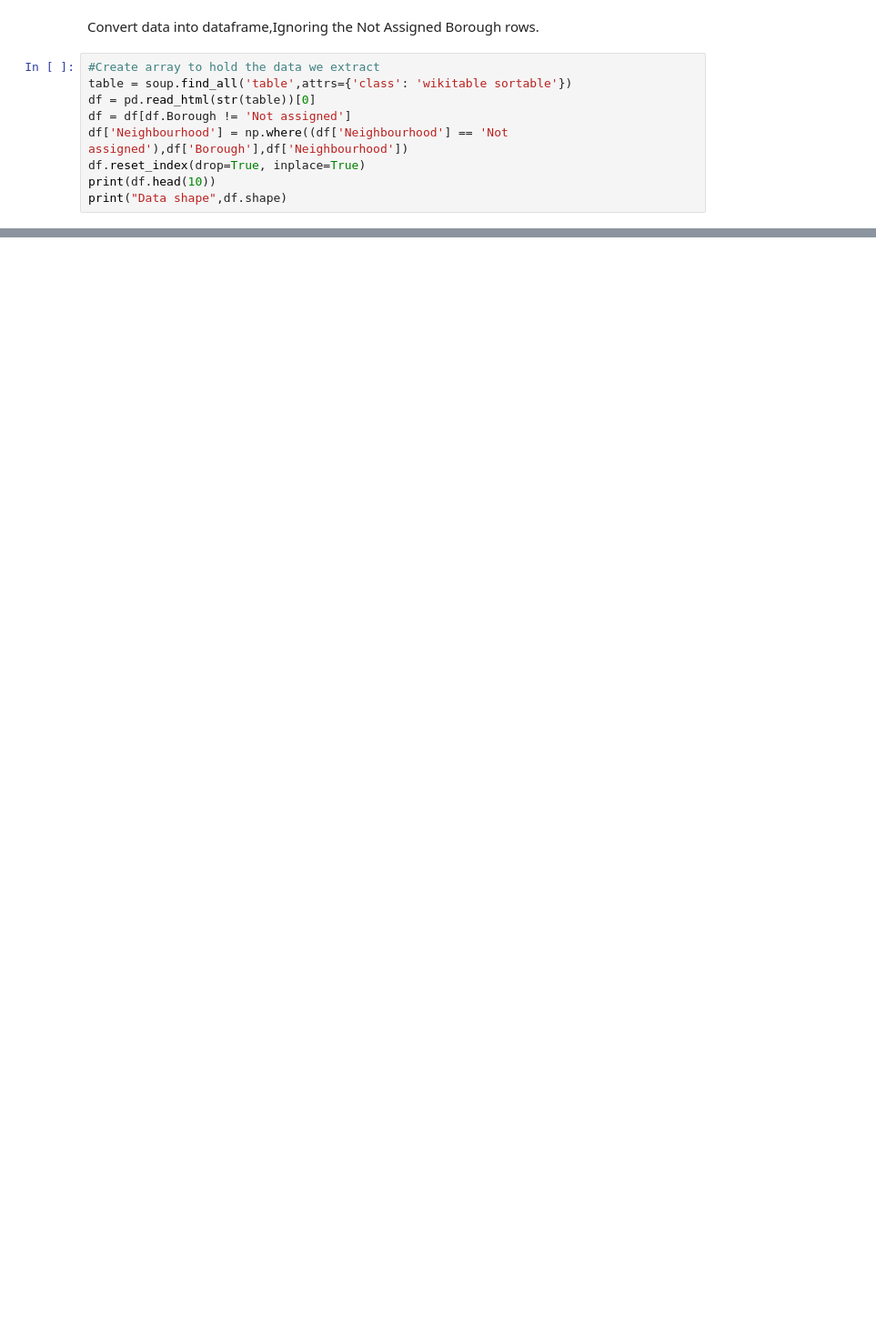
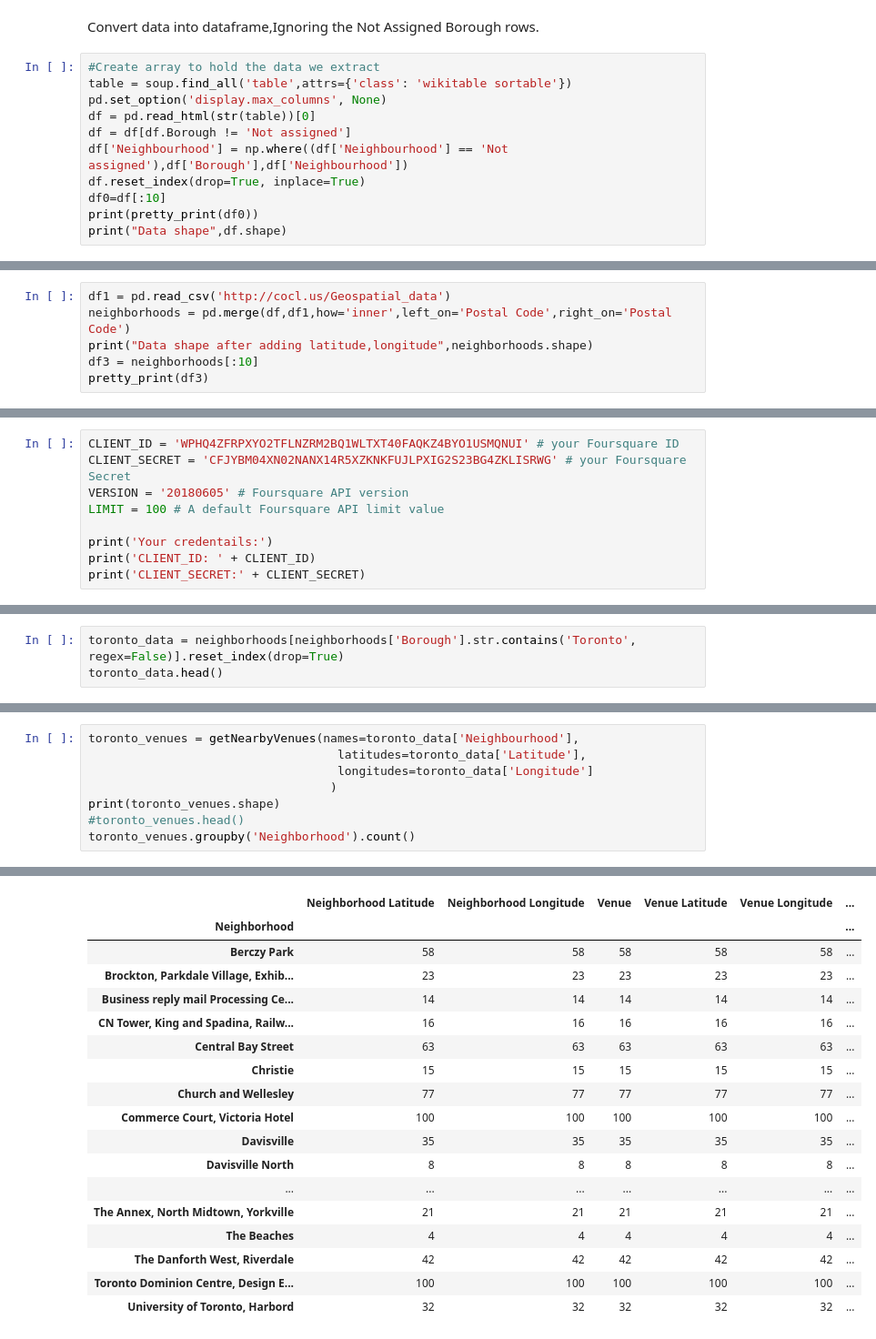
Before and after one commit to Data-Mg/Coursera_Capstone, a Jupyter notebook: Neighborhood Capstone 1.ipynb, the cells around one changed output, grey strips where cells are left out. Shown at 91% size. Cells and saved outputs as stored; diff of their text form; blank space fills up the shorter version.

```diff
--- a/Neighborhood Capstone 1.ipynb
+++ b/Neighborhood Capstone 1.ipynb
@@ -15,10 +41,12 @@ Convert data into dataframe,Ignoring the Not Assigned Borough rows.
 # %%
 #Create array to hold the data we extract
 table = soup.find_all('table',attrs={'class': 'wikitable sortable'})
+pd.set_option('display.max_columns', None)
 df = pd.read_html(str(table))[0]
 df = df[df.Borough != 'Not assigned']
 df['Neighbourhood'] = np.where((df['Neighbourhood'] == 'Not assigned'),df['Borough'],df['Neighbourhood'])
 df.reset_index(drop=True, inplace=True)
-print(df.head(10))
+df0=df[:10]
+print(pretty_print(df0))
 print("Data shape",df.shape)
 # %% [output]
@@ -36 +65,7 @@ print("Data shape",df.shape)
 Data shape (103, 3)
+# %%
+df1 = pd.read_csv('http://cocl.us/Geospatial_data')
+neighborhoods = pd.merge(df,df1,how='inner',left_on='Postal Code',right_on='Postal Code')
+print("Data shape after adding latitude,longitude",neighborhoods.shape)
+df3 = neighborhoods[:10]
+pretty_print(df3)
@@ -36,0 +87,9 @@ Data shape (103, 3)
+# %%
+CLIENT_ID = 'WPHQ4ZFRPXYO2TFLNZRM2BQ1WLTXT40FAQKZ4BYO1USMQNUI' # your Foursquare ID
+CLIENT_SECRET = 'CFJYBM04XN02NANX14R5XZKNKFUJLPXIG2S23BG4ZKLISRWG' # your Foursquare Secret
+VERSION = '20180605' # Foursquare API version
+LIMIT = 100 # A default Foursquare API limit value
+
+print('Your credentails:')
+print('CLIENT_ID: ' + CLIENT_ID)
+print('CLIENT_SECRET:' + CLIENT_SECRET)
@@ -36,0 +140,3 @@ Data shape (103, 3)
+# %%
+toronto_data = neighborhoods[neighborhoods['Borough'].str.contains('Toronto', regex=False)].reset_index(drop=True)
+toronto_data.head()
@@ -36,0 +150,9 @@ Data shape (103, 3)
+# %%
+toronto_venues = getNearbyVenues(names=toronto_data['Neighbourhood'],
+                                   latitudes=toronto_data['Latitude'],
+                                   longitudes=toronto_data['Longitude']
+                                  )
+print(toronto_venues.shape)
+#toronto_venues.head()
+toronto_venues.groupby('Neighborhood').count()
+# %% [output]
@@ -36,0 +176,18 @@ Data shape (103, 3)
+|  | Neighborhood Latitude | Neighborhood Longitude | Venue | Venue Latitude | Venue Longitude | ... |
+| Neighborhood |  |  |  |  |  | ... |
+| Berczy Park | 58 | 58 | 58 | 58 | 58 | ... |
+| Brockton, Parkdale Village, Exhib... | 23 | 23 | 23 | 23 | 23 | ... |
+| Business reply mail Processing Ce... | 14 | 14 | 14 | 14 | 14 | ... |
+| CN Tower, King and Spadina, Railw... | 16 | 16 | 16 | 16 | 16 | ... |
+| Central Bay Street | 63 | 63 | 63 | 63 | 63 | ... |
+| Christie | 15 | 15 | 15 | 15 | 15 | ... |
+| Church and Wellesley | 77 | 77 | 77 | 77 | 77 | ... |
+| Commerce Court, Victoria Hotel | 100 | 100 | 100 | 100 | 100 | ... |
+| Davisville | 35 | 35 | 35 | 35 | 35 | ... |
+| Davisville North | 8 | 8 | 8 | 8 | 8 | ... |
+| ... | ... | ... | ... | ... | ... | ... |
+| The Annex, North Midtown, Yorkville | 21 | 21 | 21 | 21 | 21 | ... |
+| The Beaches | 4 | 4 | 4 | 4 | 4 | ... |
+| The Danforth West, Riverdale | 42 | 42 | 42 | 42 | 42 | ... |
+| Toronto Dominion Centre, Design E... | 100 | 100 | 100 | 100 | 100 | ... |
+| University of Toronto, Harbord | 32 | 32 | 32 | 32 | 32 | ... |
```
Also changed, not shown: parts of 21 cells of this notebook.
